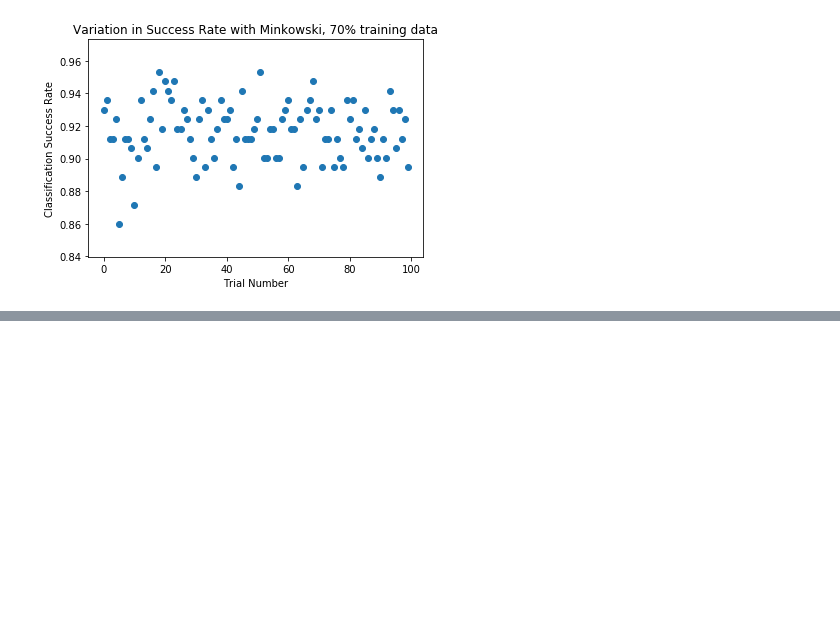
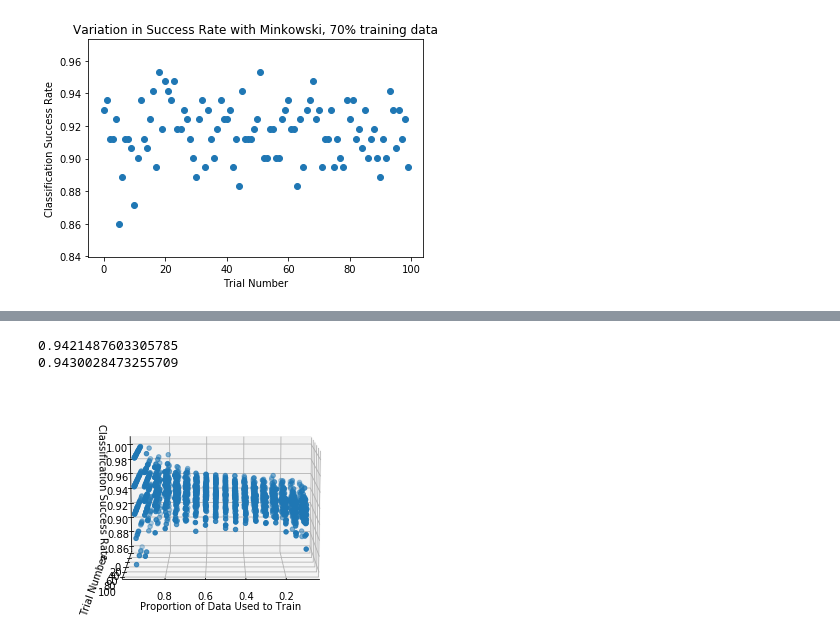
Before and after one commit to einstein9998/Internship, a Jupyter notebook: Iris.ipynb, the cells around one changed output, grey strips where cells are left out. Saved outputs shown, nothing was run; the diff lists cells and outputs as text; code cells hidden in the pictures; blank space fills up the shorter version.

```diff
--- a/Iris.ipynb
+++ b/Iris.ipynb
@@ -548,0 +601,31 @@ ax.view_init(elev=10., azim=90)
+# %%
+#varying both the training data size and the random seed - now with canberra!
+
+x = []
+y = []
+z = []
+
+for split in np.arange(0.1, 1.0, 0.05):
+    for seed in np.arange(100):
+        _, success = nearestNeighborsTest(b.data, b.target, trainingSplit=split, seed=seed, metric='canberra')
+        x.append(split)
+        y.append(seed)
+        z.append(success)
+
+
+
+from mpl_toolkits.mplot3d import Axes3D
+
+fig = plt.figure()
+ax = fig.add_subplot(111, projection='3d')
+ax.scatter(x, y, z)
+ax.set_xlabel("Proportion of Data Used to Train")
+ax.set_ylabel("Trial Number")
+ax.set_zlabel("Classification Success Rate")
+print(np.median(z))
+print(np.mean(z))
+ax.view_init(elev=10., azim=90)
+# %% [output]
+0.9421487603305785
+0.9430028473255709
+[figure, added]
```
Also changed, not shown: parts of 8 cells of this notebook.
